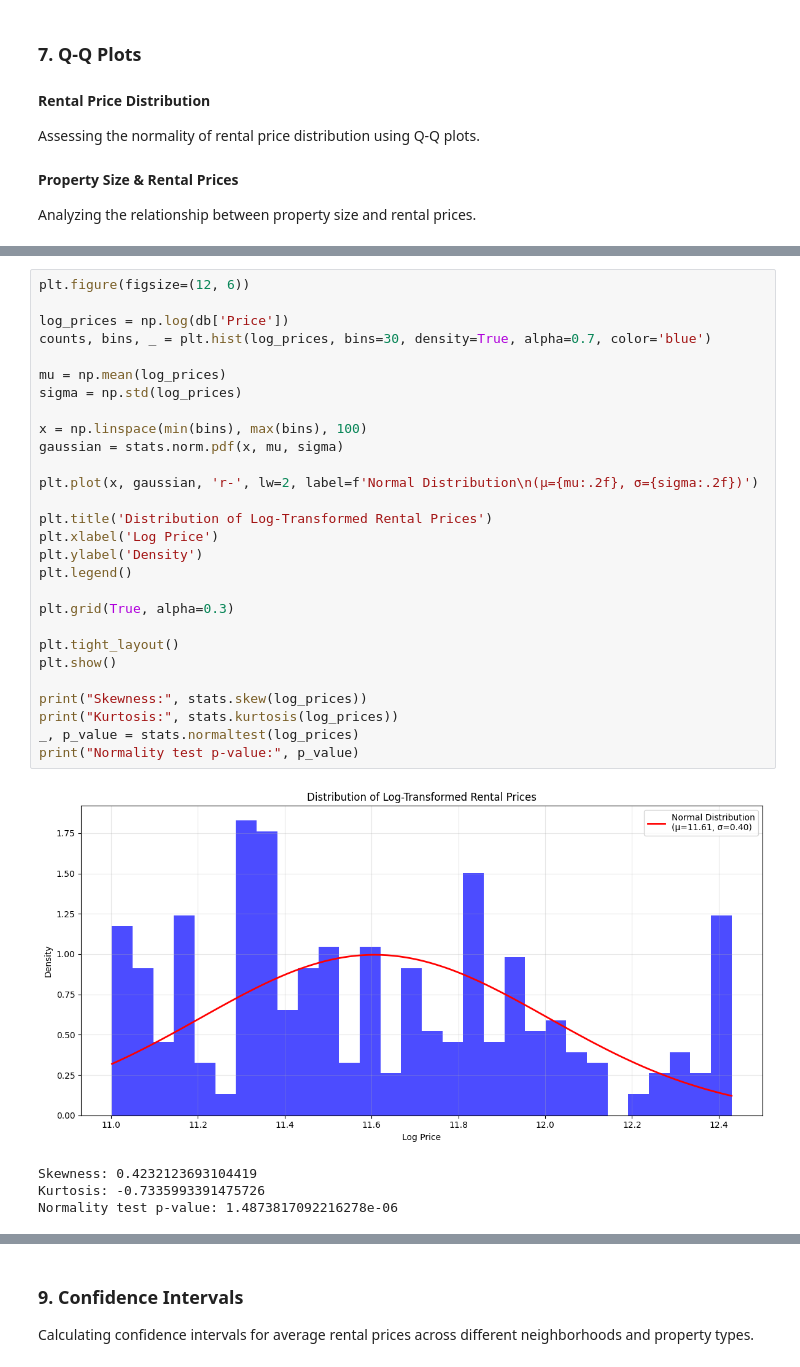
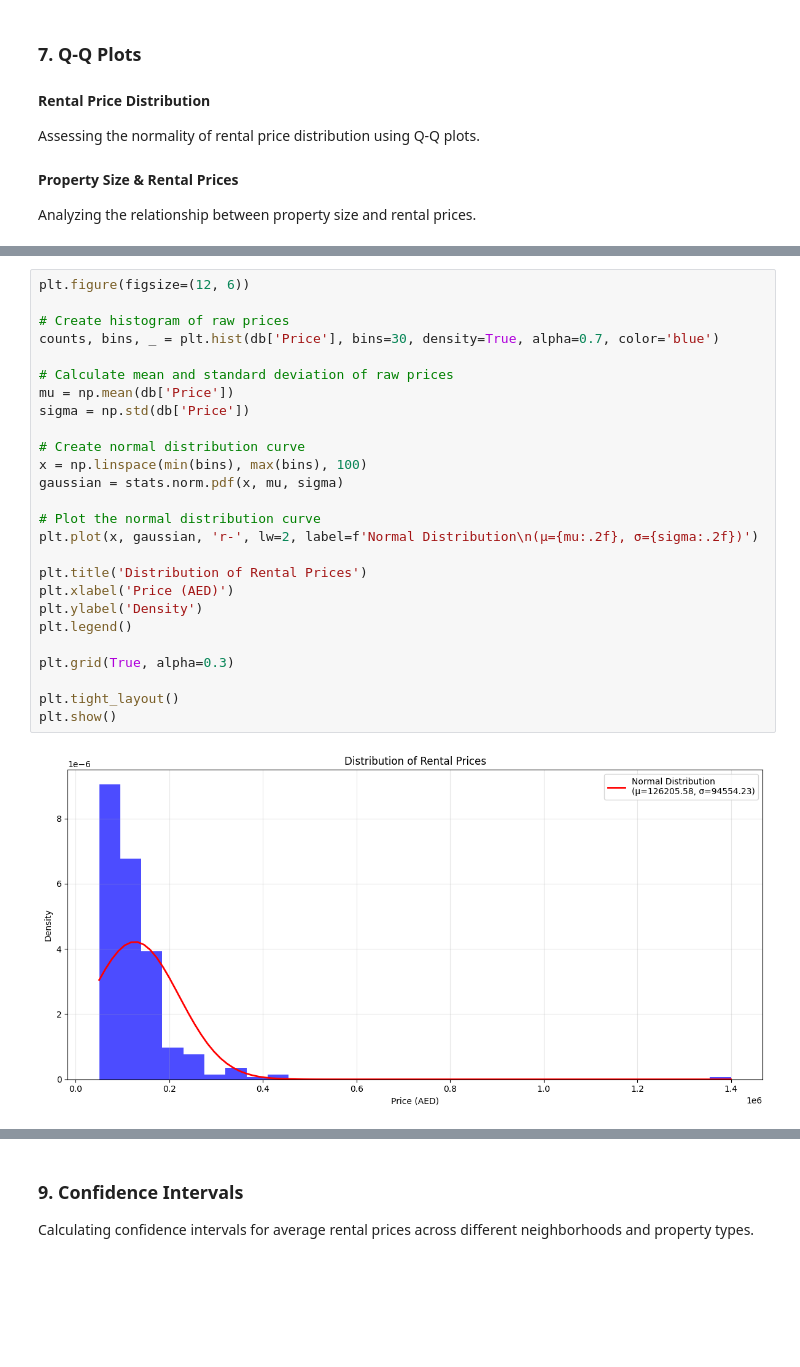
Before and after one commit to HamdanAlhajeri/StatisticsDubbizle, a Jupyter notebook: Data.ipynb, the cells around one changed output, grey strips where cells are left out. Cells and saved outputs as stored; diff of their text form; blank space fills up the shorter version.

```diff
--- a/Data.ipynb
+++ b/Data.ipynb
@@ -173,34 +187,29 @@ plt.show()
 # %%
 plt.figure(figsize=(12, 6))
 
-log_prices = np.log(db['Price'])
-counts, bins, _ = plt.hist(log_prices, bins=30, density=True, alpha=0.7, color='blue')
+# Create histogram of raw prices
+counts, bins, _ = plt.hist(db['Price'], bins=30, density=True, alpha=0.7, color='blue')
 
-mu = np.mean(log_prices)
-sigma = np.std(log_prices)
+# Calculate mean and standard deviation of raw prices
+mu = np.mean(db['Price'])
+sigma = np.std(db['Price'])
 
+# Create normal distribution curve
 x = np.linspace(min(bins), max(bins), 100)
 gaussian = stats.norm.pdf(x, mu, sigma)
 
+# Plot the normal distribution curve
 plt.plot(x, gaussian, 'r-', lw=2, label=f'Normal Distribution\n(μ={mu:.2f}, σ={sigma:.2f})')
 
-plt.title('Distribution of Log-Transformed Rental Prices')
-plt.xlabel('Log Price')
+plt.title('Distribution of Rental Prices')
+plt.xlabel('Price (AED)')
 plt.ylabel('Density')
 plt.legend()
 
 plt.grid(True, alpha=0.3)
 
 plt.tight_layout()
 plt.show()
-
-print("Skewness:", stats.skew(log_prices))
-print("Kurtosis:", stats.kurtosis(log_prices))
-_, p_value = stats.normaltest(log_prices)
-print("Normality test p-value:", p_value)
 # %% [output]
-[figure, old version]
+[figure, new version]
-Skewness: 0.4232123693104419
-Kurtosis: -0.7335993391475726
-Normality test p-value: 1.4873817092216278e-06
 # %%
```
Also changed, not shown: parts of 20 cells of this notebook, 20 other files.
